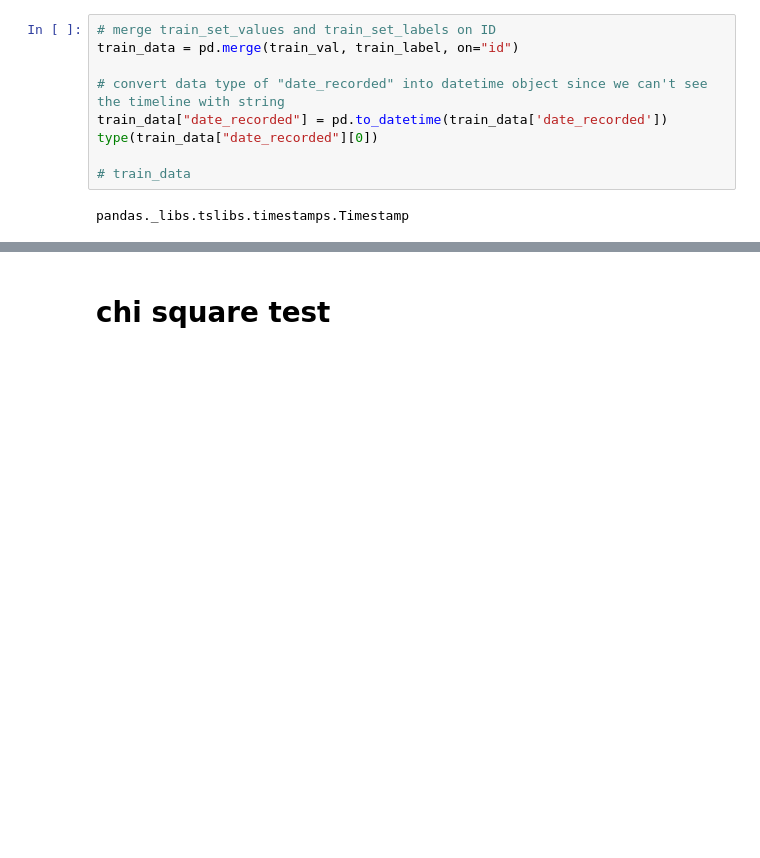
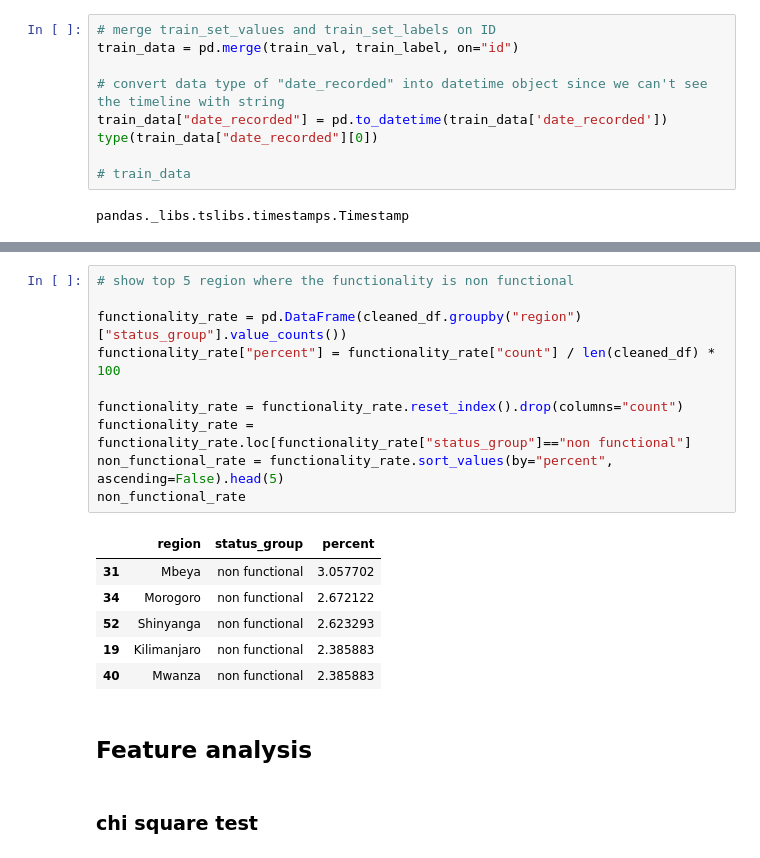
Before and after one commit to floranuta/Data_Circle, a Jupyter notebook: notebooks/data_clearning.ipynb, the cells around one changed output, grey strips where cells are left out. Cells and saved outputs as stored; diff of their text form; blank space fills up the shorter version.

```diff
--- a/notebooks/data_clearning.ipynb
+++ b/notebooks/data_clearning.ipynb
@@ -152,5 +270,24 @@ missing_value
+# %%
+# show top 5 region where the functionality is non functional
+
+functionality_rate = pd.DataFrame(cleaned_df.groupby("region")["status_group"].value_counts())
+functionality_rate["percent"] = functionality_rate["count"] / len(cleaned_df) * 100
+
+functionality_rate = functionality_rate.reset_index().drop(columns="count")
+functionality_rate = functionality_rate.loc[functionality_rate["status_group"]=="non functional"]
+non_functional_rate = functionality_rate.sort_values(by="percent", ascending=False).head(5)
+non_functional_rate
+# %% [output]
+|  | region | status_group | percent |
+| 31 | Mbeya | non functional | 3.057702 |
+| 34 | Morogoro | non functional | 2.672122 |
+| 52 | Shinyanga | non functional | 2.623293 |
+| 19 | Kilimanjaro | non functional | 2.385883 |
+| 40 | Mwanza | non functional | 2.385883 |
+# %% [markdown]
+## Feature analysis
 # %% [markdown]
-# chi square test
+### chi square test
 # %%
 # create dataframe only with categorical data
 
```
Also changed, not shown: parts of 23 cells of this notebook.
